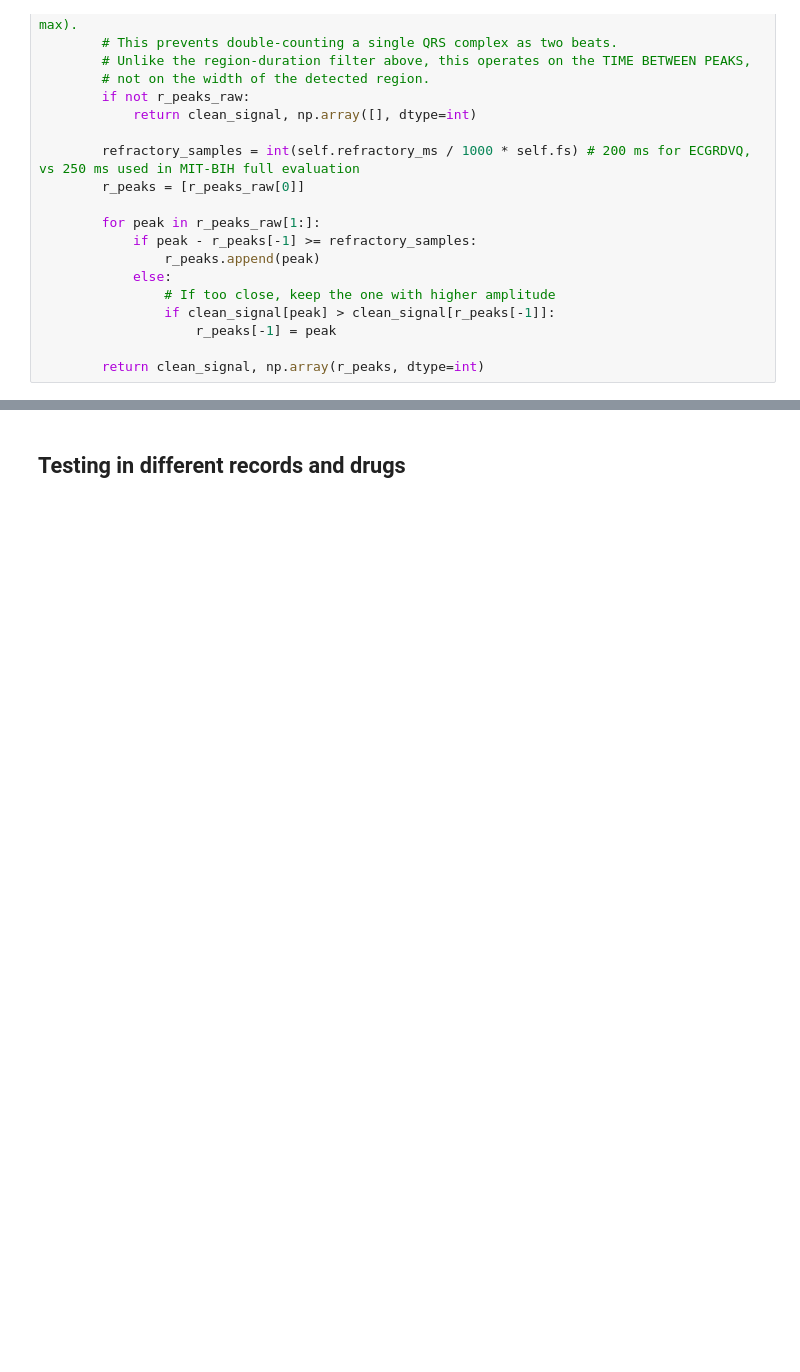
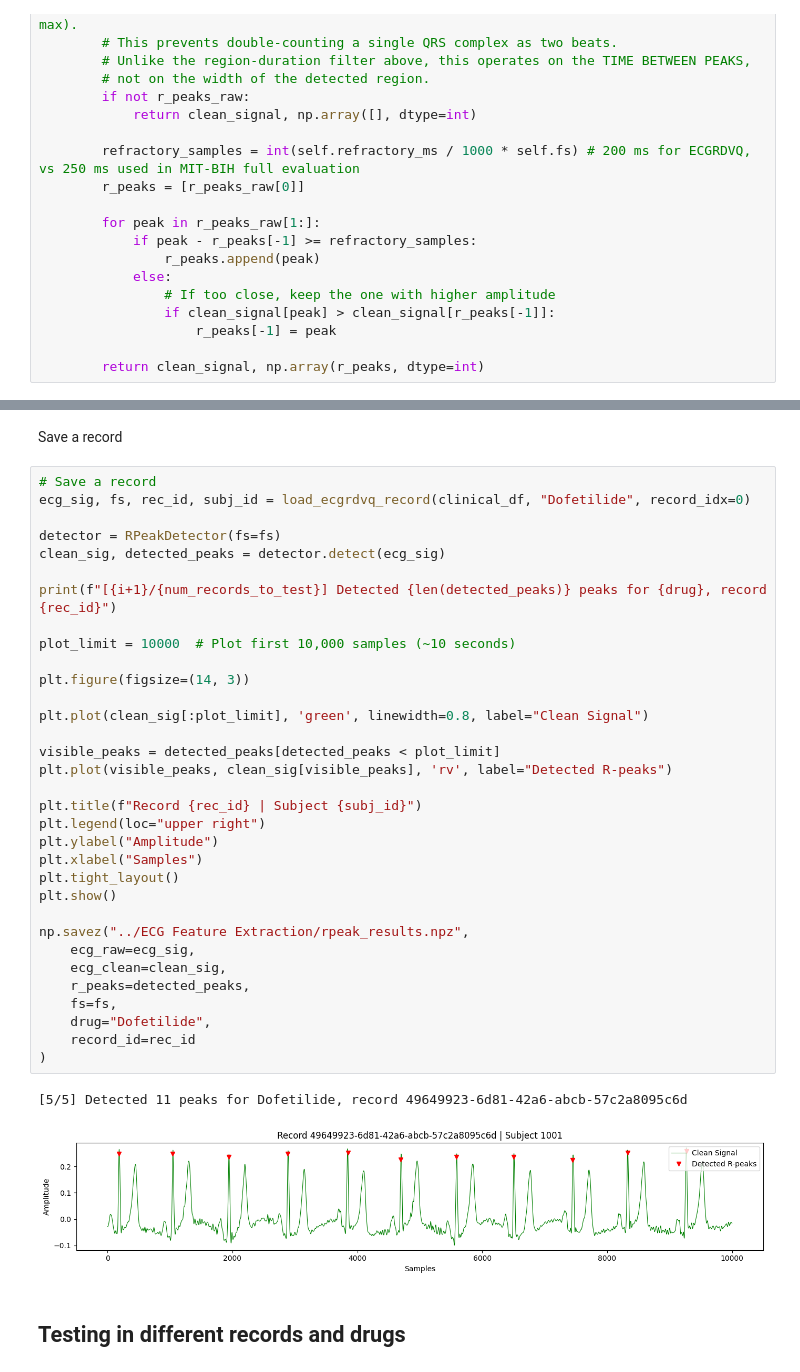
Before and after one commit to iomullony/R-Peaks, a Jupyter notebook: ECGRDVQ results.ipynb, the cells around one changed output, grey strips where cells are left out. Drawn from its saved outputs; the diff is of its cells as text; blank space fills up the shorter version.

```diff
--- a/ECGRDVQ results.ipynb
+++ b/ECGRDVQ results.ipynb
@@ -209,3 +198,41 @@ fs is 1000.0
+# %% [markdown]
+Save a record
+# %%
+# Save a record
+ecg_sig, fs, rec_id, subj_id = load_ecgrdvq_record(clinical_df, "Dofetilide", record_idx=0)
+
+detector = RPeakDetector(fs=fs)
+clean_sig, detected_peaks = detector.detect(ecg_sig)
+
+print(f"[{i+1}/{num_records_to_test}] Detected {len(detected_peaks)} peaks for {drug}, record {rec_id}")
+
+plot_limit = 10000  # Plot first 10,000 samples (~10 seconds)
+
+plt.figure(figsize=(14, 3))
+
+plt.plot(clean_sig[:plot_limit], 'green', linewidth=0.8, label="Clean Signal")
+
+visible_peaks = detected_peaks[detected_peaks < plot_limit]
+plt.plot(visible_peaks, clean_sig[visible_peaks], 'rv', label="Detected R-peaks")
+
+plt.title(f"Record {rec_id} | Subject {subj_id}")
+plt.legend(loc="upper right")
+plt.ylabel("Amplitude")
+plt.xlabel("Samples")
+plt.tight_layout()
+plt.show()
+
+np.savez("../ECG Feature Extraction/rpeak_results.npz",
+    ecg_raw=ecg_sig,
+    ecg_clean=clean_sig,
+    r_peaks=detected_peaks,
+    fs=fs,
+    drug="Dofetilide",
+    record_id=rec_id
+)
+# %% [output]
+[5/5] Detected 11 peaks for Dofetilide, record 49649923-6d81-42a6-abcb-57c2a8095c6d
+[figure, added]
 # %% [markdown]
 ## Testing in different records and drugs
 # %%
```
Also changed, not shown: parts of 2 cells of this notebook.
